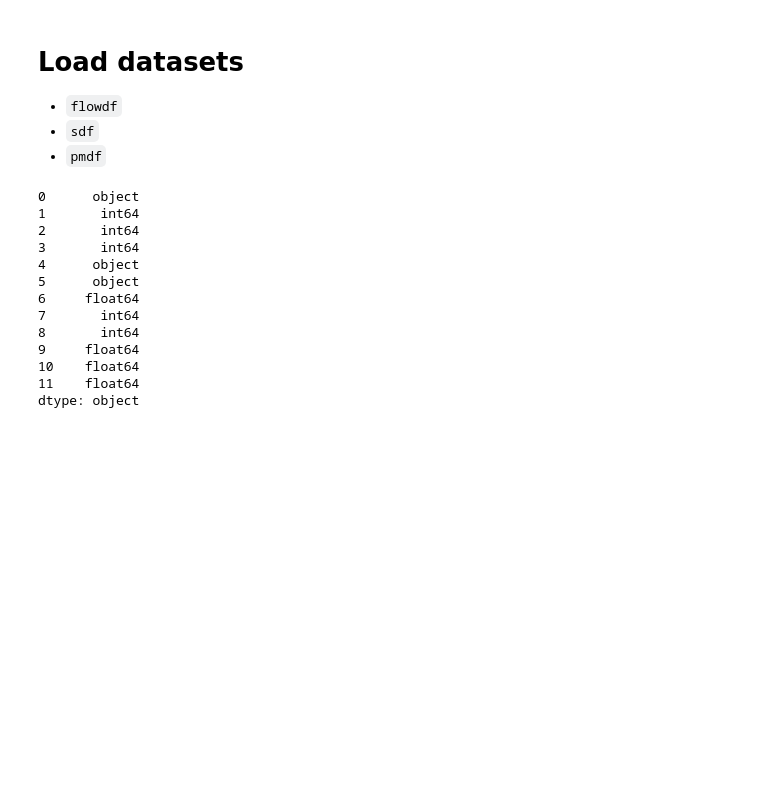
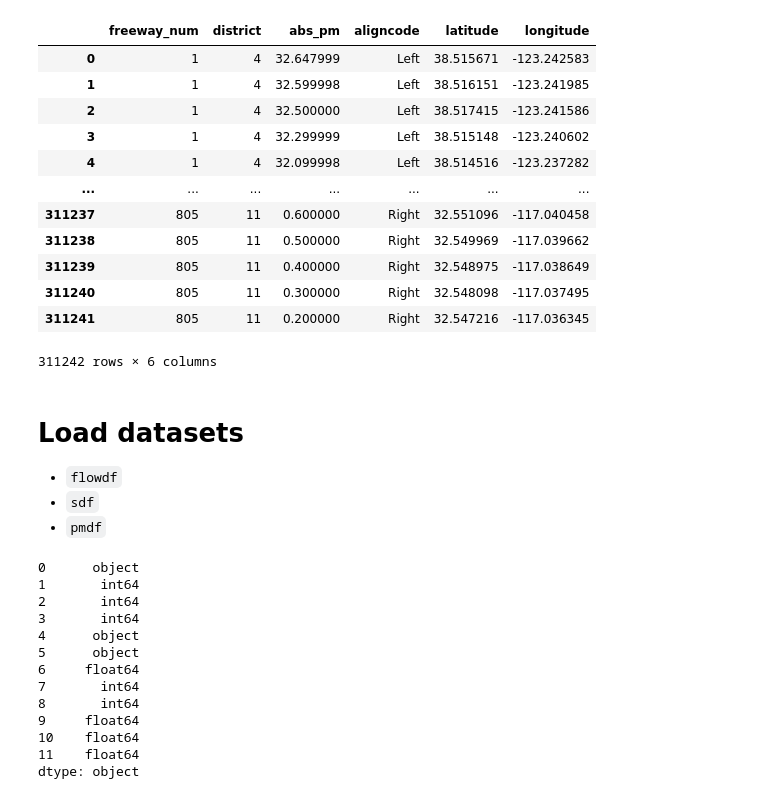
Before and after one commit to yujen-chen/d12-pems-analysis, a Jupyter notebook: rawdata.ipynb, the cells around one changed output. Saved outputs shown, nothing was run; the diff lists cells and outputs as text; code cells hidden in the pictures; blank space fills up the shorter version.

Commit message:
working on raw data processor

```diff
--- a/rawdata.ipynb
+++ b/rawdata.ipynb
@@ -9,4 +9,12 @@ import pyarrow as pa
 import pyarrow.parquet as pq
 import matplotlib.pyplot as plt
 import raw_data_process
+# %%
+# dir and file path
+RAW_FLOW_DIRECTORY = 'raw_data/flow'
+PARQUET_FLOW_DIRECTORY = 'data/flow'
+RAW_STATION_DIRECTORY = 'raw_data/station_meta'
+PARQUET_STATION_DIRECTORY = 'data/station_meta'
+RAW_PM_DIRECTORY = 'raw_data/pm'
+PARQUET_PM_DIRECTORY = 'data/pm'
 # %%
@@ -47,3 +33,21 @@ RAW_PMCOLS_TO_IMPORT = [0, 1, 3, 8, 10, 12, 16]
+# %%
+raw_pm_df = raw_data_process.tweak_pm_df(RAW_PM_DIRECTORY, PARQUET_PM_DIRECTORY)
+# %%
+raw_pm_df
+# %% [output]
+|  | freeway_num | district | abs_pm | aligncode | latitude | longitude |
+| 0 | 1 | 4 | 32.647999 | Left | 38.515671 | -123.242583 |
+| 1 | 1 | 4 | 32.599998 | Left | 38.516151 | -123.241985 |
+| 2 | 1 | 4 | 32.500000 | Left | 38.517415 | -123.241586 |
+| 3 | 1 | 4 | 32.299999 | Left | 38.515148 | -123.240602 |
+| 4 | 1 | 4 | 32.099998 | Left | 38.514516 | -123.237282 |
+| ... | ... | ... | ... | ... | ... | ... |
+| 311237 | 805 | 11 | 0.600000 | Right | 32.551096 | -117.040458 |
+| 311238 | 805 | 11 | 0.500000 | Right | 32.549969 | -117.039662 |
+| 311239 | 805 | 11 | 0.400000 | Right | 32.548975 | -117.038649 |
+| 311240 | 805 | 11 | 0.300000 | Right | 32.548098 | -117.037495 |
+| 311241 | 805 | 11 | 0.200000 | Right | 32.547216 | -117.036345 |
+311242 rows × 6 columns
 # %% [markdown]
 # Load datasets
 
```
Also changed, not shown: parts of 6 cells of this notebook, 3 other files.
